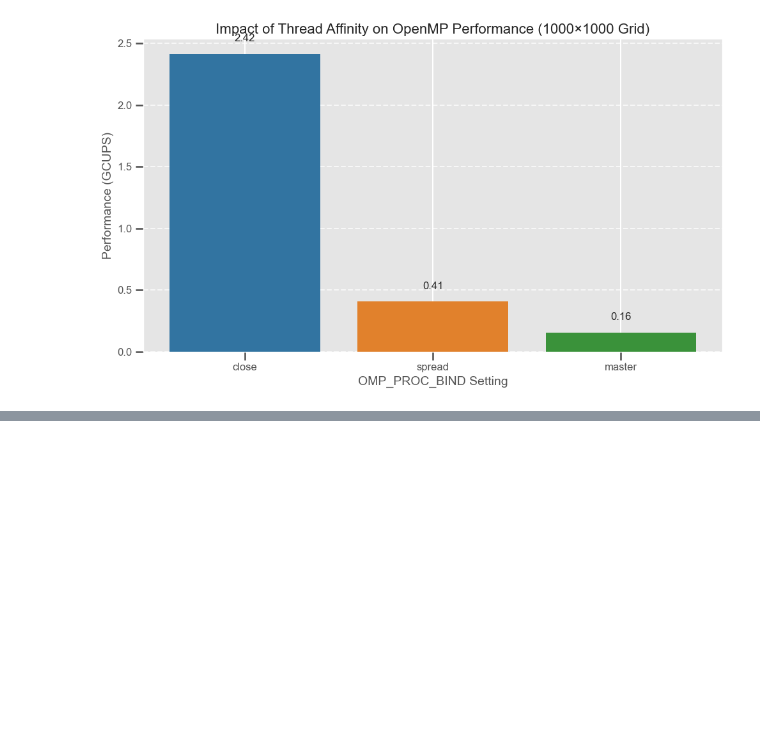
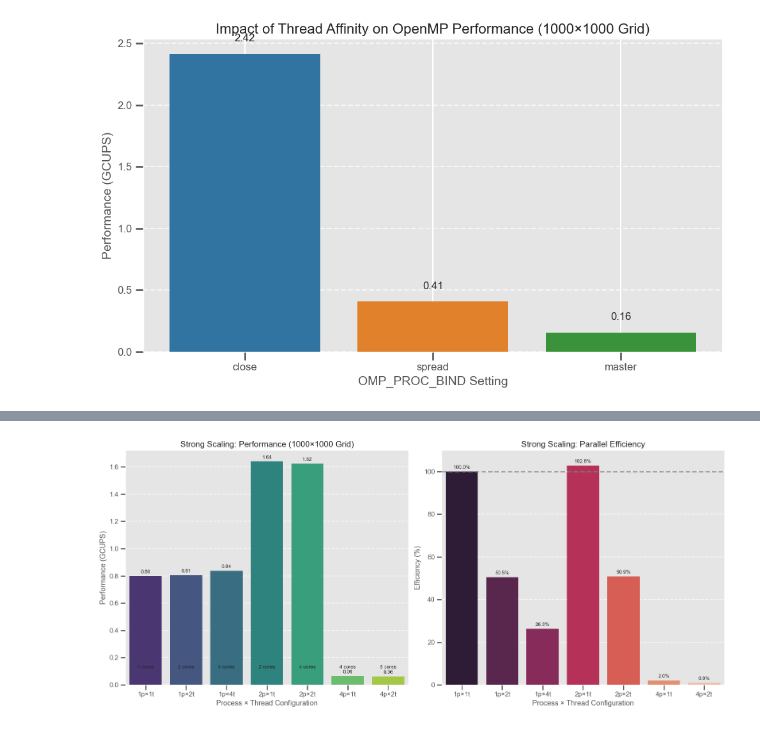
Before and after one commit to AprilQx/Advanced-Computing, a Jupyter notebook: notebook/visualization.ipynb, the cells around one changed output, grey strips where cells are left out. Cells and saved outputs as stored; diff of their text form; code cells hidden in the pictures; blank space fills up the shorter version.

```diff
--- a/notebook/visualization.ipynb
+++ b/notebook/visualization.ipynb
@@ -973,0 +947,65 @@ plt.show()
+# %%
+# Strong scaling data from summary.txt
+strong_scaling_data = {
+    'Configuration': ['1p×1t', '1p×2t', '1p×4t', '2p×1t', '2p×2t', '4p×1t', '4p×2t'],
+    'Processes': [1, 1, 1, 2, 2, 4, 4],
+    'Threads': [1, 2, 4, 1, 2, 1, 2],
+    'Total Cores': [1, 2, 4, 2, 4, 4, 8],
+    'Time (ms)': [62.63, 62.04, 59.64, 30.49, 30.79, 789.28, 827.18],
+    'Performance (GCUPS)': [0.798, 0.806, 0.838, 1.64, 1.624, 0.063, 0.060]
+}
+
+df_strong = pd.DataFrame(strong_scaling_data)
+
+# Calculate efficiency
+base_perf = df_strong[df_strong['Total Cores'] == 1]['Performance (GCUPS)'].values[0]
+df_strong['Efficiency (%)'] = (df_strong['Performance (GCUPS)'] /
+                            (base_perf * df_strong['Total Cores'])) * 100
+
+# Create subplots
+fig, (ax1, ax2) = plt.subplots(1, 2, figsize=(16, 7))
+
+# Performance plot
+sns.barplot(x='Configuration', y='Performance (GCUPS)', data=df_strong,
+           palette='viridis', ax=ax1)
+ax1.set_title('Strong Scaling: Performance (1000×1000 Grid)', fontsize=15)
+ax1.set_xlabel('Process × Thread Configuration', fontsize=13)
+ax1.set_ylabel('Performance (GCUPS)', fontsize=13)
+ax1.grid(axis='y', linestyle='--', alpha=0.7)
+
+# Add core count and performance values
+for i, row in df_strong.iterrows():
+    ax1.annotate(f"{row['Total Cores']} cores",
+                xy=(i, 0.1),
+                xytext=(0, 5),
+                textcoords='offset points',
+                ha='center', fontsize=9)
+    ax1.annotate(f"{row['Performance (GCUPS)']:.2f}",
+                xy=(i, row['Performance (GCUPS)']),
+                xytext=(0, 5),
+                textcoords='offset points',
+                ha='center', fontsize=9)
+
+# Efficiency plot
+sns.barplot(x='Configuration', y='Efficiency (%)', data=df_strong,
+           palette='rocket', ax=ax2)
+ax2.set_title('Strong Scaling: Parallel Efficiency', fontsize=15)
+ax2.set_xlabel('Process × Thread Configuration', fontsize=13)
+ax2.set_ylabel('Efficiency (%)', fontsize=13)
+ax2.set_ylim(0, 110)
+ax2.grid(axis='y', linestyle='--', alpha=0.7)
+ax2.axhline(y=100, color='gray', linestyle='--', alpha=0.7)
+
+# Add efficiency values
+for i, row in df_strong.iterrows():
+    ax2.annotate(f"{row['Efficiency (%)']:.1f}%",
+                xy=(i, row['Efficiency (%)']),
+                xytext=(0, 5),
+                textcoords='offset points',
+                ha='center', fontsize=9)
+
+plt.tight_layout()
+plt.savefig('hybrid_strong_scaling.png', dpi=300)
+plt.show()
+# %% [output]
+[figure, added]
```
Also changed, not shown: parts of 18 cells of this notebook, 12 other files.
